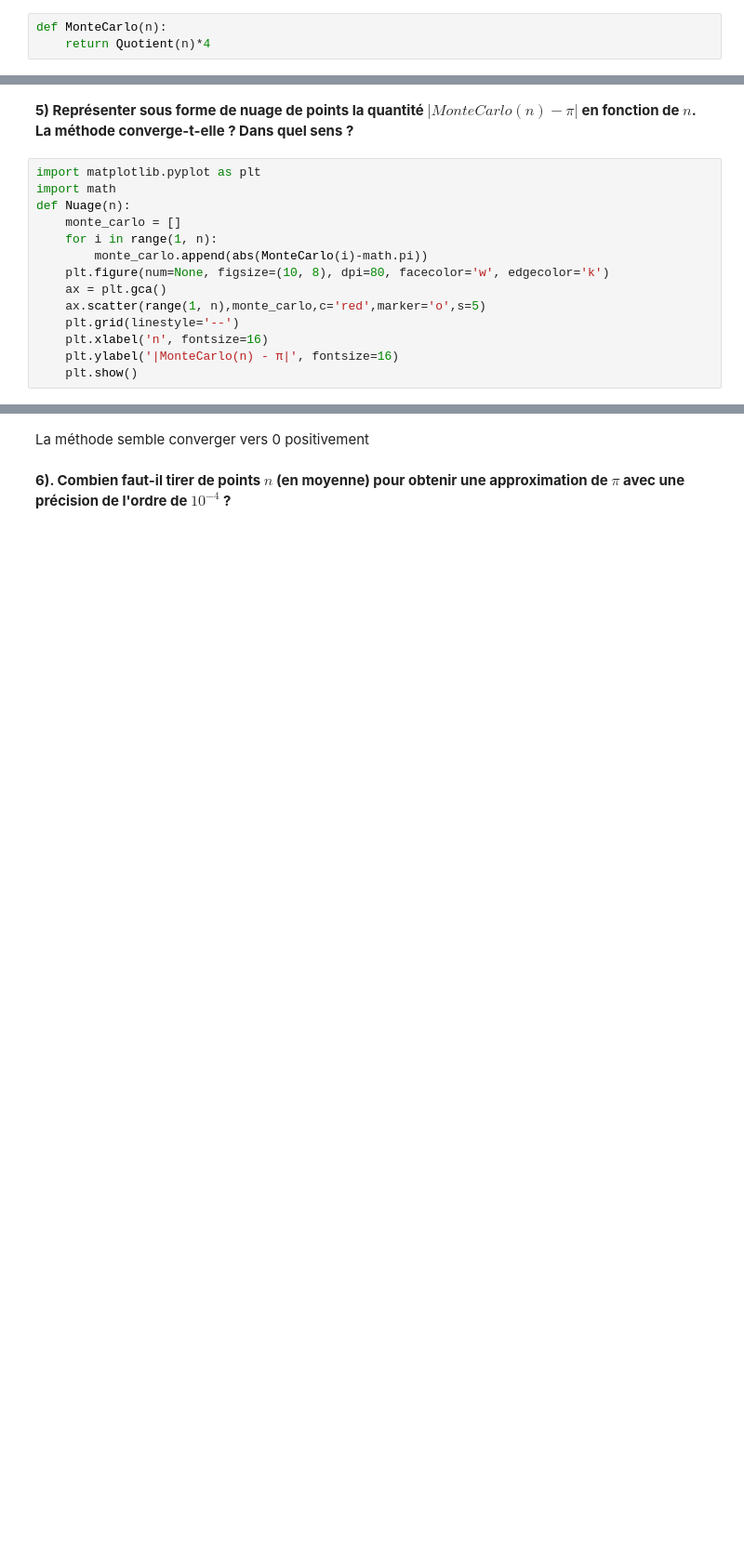
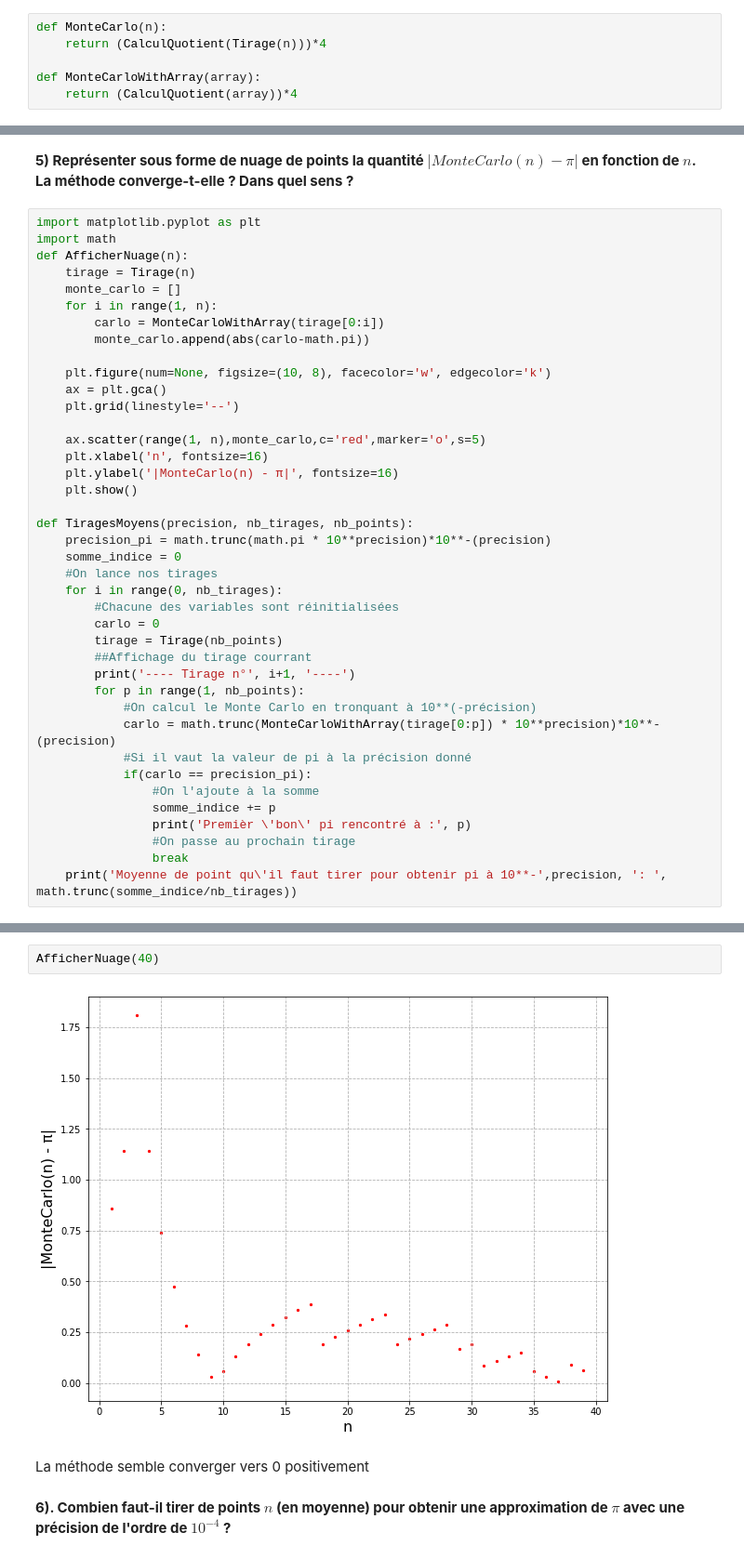
Before and after one commit to UTBM-AGH-courses/utbm-find-pi, a Jupyter notebook: calcul-pi.ipynb, the cells around one changed output, grey strips where cells are left out. Shown at 93% size. Cells and saved outputs as stored; diff of their text form; blank space fills up the shorter version.

```diff
--- a/calcul-pi.ipynb
+++ b/calcul-pi.ipynb
@@ -432,5 +475,8 @@ Draw(1000)
     de $\pi$.**
 # %%
 def MonteCarlo(n):
-    return Quotient(n)*4
+    return (CalculQuotient(Tirage(n)))*4
+
+def MonteCarloWithArray(array):
+    return (CalculQuotient(array))*4
 # %%
@@ -444,14 +490,40 @@ MonteCarlo(1000000)
 # %%
 import matplotlib.pyplot as plt
 import math
-def Nuage(n):
+def AfficherNuage(n):
+    tirage = Tirage(n)
     monte_carlo = []
     for i in range(1, n):
-        monte_carlo.append(abs(MonteCarlo(i)-math.pi))
-    plt.figure(num=None, figsize=(10, 8), dpi=80, facecolor='w', edgecolor='k')
+        carlo = MonteCarloWithArray(tirage[0:i])
+        monte_carlo.append(abs(carlo-math.pi))
+
+    plt.figure(num=None, figsize=(10, 8), facecolor='w', edgecolor='k')
     ax = plt.gca()
+    plt.grid(linestyle='--')
+
     ax.scatter(range(1, n),monte_carlo,c='red',marker='o',s=5)
-    plt.grid(linestyle='--')
     plt.xlabel('n', fontsize=16)
     plt.ylabel('|MonteCarlo(n) - π|', fontsize=16)
     plt.show()
+
+def TiragesMoyens(precision, nb_tirages, nb_points):
+    precision_pi = math.trunc(math.pi * 10**precision)*10**-(precision)
+    somme_indice = 0
+    #On lance nos tirages
+    for i in range(0, nb_tirages):
+        #Chacune des variables sont réinitialisées
+        carlo = 0
+        tirage = Tirage(nb_points)
+        ##Affichage du tirage courrant
+        print('---- Tirage n°', i+1, '----')
+        for p in range(1, nb_points):
+            #On calcul le Monte Carlo en tronquant à 10**(-précision)
+            carlo = math.trunc(MonteCarloWithArray(tirage[0:p]) * 10**precision)*10**-(precision)
+            #Si il vaut la valeur de pi à la précision donné
+            if(carlo == precision_pi):
+                #On l'ajoute à la somme
+                somme_indice += p
+                print('Premièr \'bon\' pi rencontré à :', p)
+                #On passe au prochain tirage
+                break
+    print('Moyenne de point qu\'il faut tirer pour obtenir pi à 10**-',precision, ': ', math.trunc(somme_indice/nb_tirages))
@@ -460,3 +530,7 @@ Nuage(1000000)
+# %%
+AfficherNuage(40)
+# %% [output]
+[figure, added]
 # %% [markdown]
 La méthode semble converger vers 0 positivement
 # %% [markdown]
```
Also changed, not shown: parts of 19 cells of this notebook.
